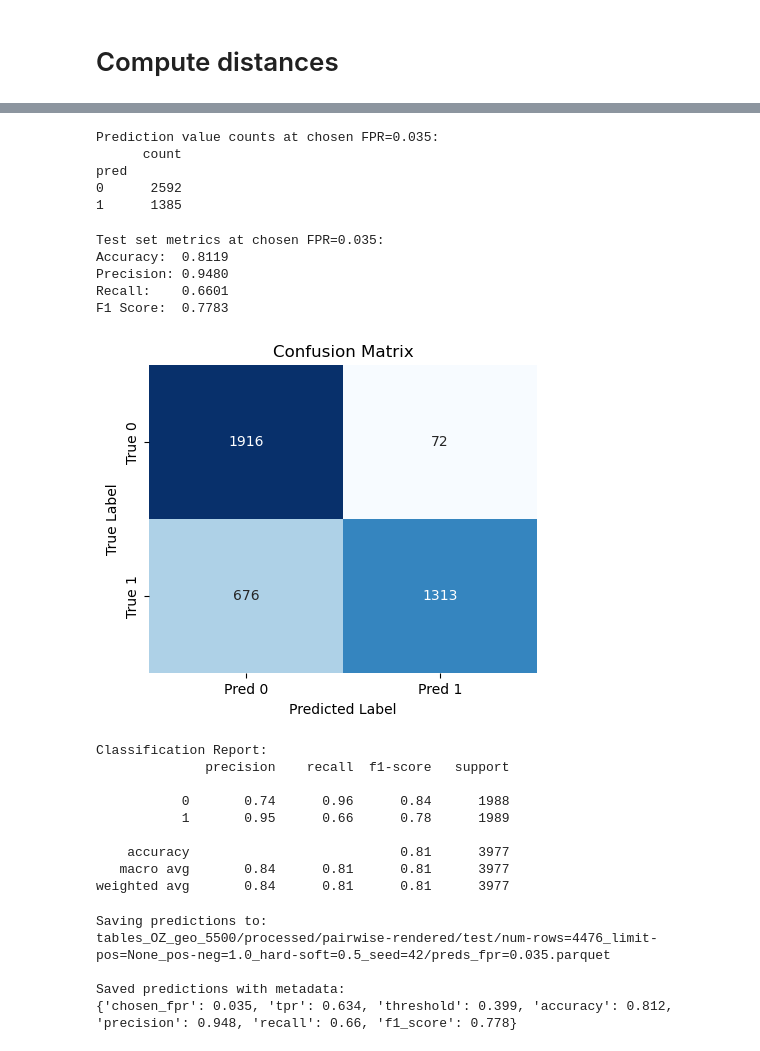
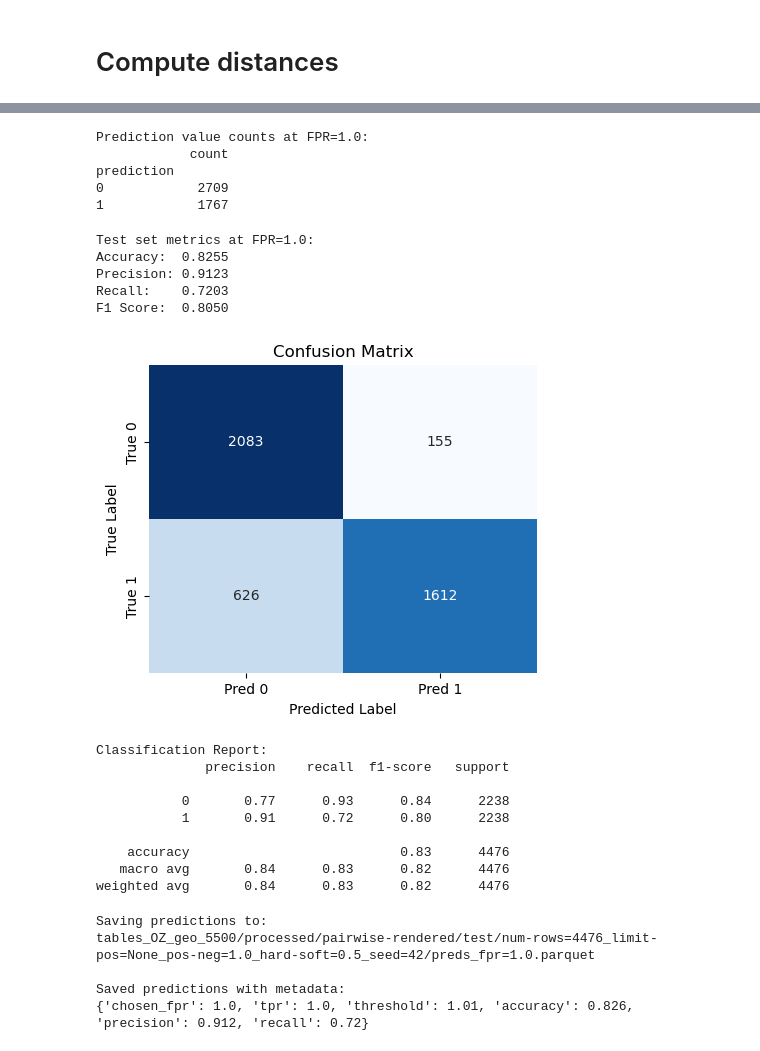
Before and after one commit to tony-pitchblack/marketplace_analytics, a Jupyter notebook: clip-siamese/contrastive_test_embs_from-pairwise-rendered.ipynb, the cells around one changed output, grey strips where cells are left out. Saved outputs shown, nothing was run; the diff lists cells and outputs as text; code cells hidden in the pictures.

```diff
--- a/clip-siamese/contrastive_test_embs_from-pairwise-rendered.ipynb
+++ b/clip-siamese/contrastive_test_embs_from-pairwise-rendered.ipynb
@@ -12,8 +12,8 @@ CHOSEN_MODEL_CKPT = 'siamese_contrastive_soft-neg_epoch=1_val-f1=0.829_val-pos-a
 DATA_PATH = 'data/'
 
 NAMES_AS_DESCRIPTIONS = False
-RENDERED_VAL_FILEPATH = 'tables_OZ_geo_5500/processed/pairwise-rendered/val/num-rows=3977_limit-pos=None_pos-neg=1.0_hard-soft=0.5_seed=42/pairs.csv'
-RENDERED_TEST_FILEPATH = 'tables_OZ_geo_5500/processed/pairwise-rendered/test/num-rows=4476_limit-pos=None_pos-neg=1.0_hard-soft=0.5_seed=42/pairs.csv'
+RENDERED_VAL_FILEPATH = 'tables_OZ_geo_5500/processed/pairwise-rendered/val/num-rows=3977_limit-pos=None_pos-neg=1.0_hard-soft=0.5_seed=42/pairs.parquet'
+RENDERED_TEST_FILEPATH = 'tables_OZ_geo_5500/processed/pairwise-rendered/test/num-rows=4476_limit-pos=None_pos-neg=1.0_hard-soft=0.5_seed=42/pairs.parquet'
 EMBEDDINGS_FILE_NAME = 'embeddings/OZ_geo_5500/siamese-embeddings_num-rows=5562.parquet'
 IMG_DATASET_NAME = 'images_OZ_geo_5500'
 # %%
@@ -132,8 +132,8 @@ emb_table.head()
 # %% [markdown]
 # Compute distances
 # %%
-val_pairwise_df = pd.read_csv(DATA_PATH + RENDERED_VAL_FILEPATH)
-test_pairwise_df = pd.read_csv(DATA_PATH + RENDERED_TEST_FILEPATH)
+val_pairwise_df = pd.read_parquet(DATA_PATH + RENDERED_VAL_FILEPATH)
+test_pairwise_df = pd.read_parquet(DATA_PATH + RENDERED_TEST_FILEPATH)
 
 skus_with_embs = set(emb_table['sku'])
 val_pairwise_df = val_pairwise_df[val_pairwise_df['sku_first'].isin(skus_with_embs) & val_pairwise_df['sku_second'].isin(skus_with_embs)]
@@ -277,70 +325,70 @@ plt.show()
 # Make predictions at chosen threshold on test_pairwise_df
 
 # Assume test_pairwise_df has a column 'siam_l2_dist'
-# Predict 1 if distance <= CHOSEN_THR, else 0
+# Predict 1 if distance <= FINAL_THR, else 0
 
-test_pairwise_df['pred'] = (test_pairwise_df['siam_l2_dist'] <= THR_AT_CHOSEN_FPR).astype(int)
+test_pairwise_df['prediction'] = (test_pairwise_df['siam_l2_dist'] <= FINAL_THR).astype(int)
 
 # Optionally, print value counts for sanity check
-print(f"Prediction value counts at chosen FPR={CHOSEN_FPR}:")
-print(test_pairwise_df['pred'].value_counts().to_frame())
+print(f"Prediction value counts at FPR={FINAL_FPR}:")
+print(test_pairwise_df['prediction'].value_counts().to_frame())
 # %% [output]
-Prediction value counts at chosen FPR=0.035:
-      count
-pred
-0      2592
-1      1385
+Prediction value counts at FPR=1.0:
+            count
+prediction
+0            2709
+1            1767
 # %%
 # Compute metrics on test set
-# Assume test_pairwise_df has columns: 'label' (ground truth), 'pred' (predicted)
+# Assume test_pairwise_df has columns: 'label' (ground truth), 'prediction' (predicted)
 from sklearn.metrics import accuracy_score, precision_score, recall_score, f1_score, confusion_matrix, classification_report
 import seaborn as sns
 import matplotlib.pyplot as plt
 
 y_true = test_pairwise_df['label']
-y_pred = test_pairwise_df['pred']
+y_pred = test_pairwise_df['prediction']
 
 acc = accuracy_score(y_true, y_pred)
 prec = precision_score(y_true, y_pred, zero_division=0)
 rec = recall_score(y_true, y_pred, zero_division=0)
 f1 = f1_score(y_true, y_pred, zero_division=0)
 cm = confusion_matrix(y_true, y_pred)
 
-print(f"Test set metrics at chosen FPR={CHOSEN_FPR}:")
+print(f"Test set metrics at FPR={FINAL_FPR}:")
 print(f"Accuracy:  {acc:.4f}")
 print(f"Precision: {prec:.4f}")
 print(f"Recall:    {rec:.4f}")
 print(f"F1 Score:  {f1:.4f}")
 
 # Better confusion matrix visualization using seaborn
 plt.figure(figsize=(5,4))
 sns.heatmap(
     cm, annot=True, fmt='d', cmap='Blues', cbar=False,
     xticklabels=['Pred 0', 'Pred 1'], yticklabels=['True 0', 'True 1']
 )
 plt.xlabel('Predicted Label')
 plt.ylabel('True Label')
 plt.title('Confusion Matrix')
 plt.show()
 
 print("\nClassification Report:")
 print(classification_report(y_true, y_pred, zero_division=0))
 # %% [output]
-Test set metrics at chosen FPR=0.035:
-Accuracy:  0.8119
-Precision: 0.9480
-Recall:    0.6601
-F1 Score:  0.7783
+Test set metrics at FPR=1.0:
+Accuracy:  0.8255
+Precision: 0.9123
+Recall:    0.7203
+F1 Score:  0.8050
-[figure, old version]
+[figure, new version]
 Classification Report:
               precision    recall  f1-score   support
 
-           0       0.74      0.96      0.84      1988
-           1       0.95      0.66      0.78      1989
+           0       0.77      0.93      0.84      2238
+           1       0.91      0.72      0.80      2238
 
-    accuracy                           0.81      3977
-   macro avg       0.84      0.81      0.81      3977
-weighted avg       0.84      0.81      0.81      3977
+    accuracy                           0.83      4476
+   macro avg       0.84      0.83      0.82      4476
+weighted avg       0.84      0.83      0.82      4476
 # %%
 # save predictions w/ metrics as metadata
 
@@ -348,19 +396,18 @@ import pyarrow as pa
 import pyarrow.parquet as pq
 
 save_folder_path = Path(RENDERED_TEST_FILEPATH).parent
-save_file_path = save_folder_path / f'preds_fpr={CHOSEN_FPR}.parquet'
+save_file_path = save_folder_path / f'preds_fpr={FINAL_FPR}.parquet'
 print(f"Saving predictions to:\n{save_file_path}")
 save_file_path = Path(DATA_PATH) / save_file_path
 save_file_path.parent.mkdir(parents=True, exist_ok=True)
 
 meta = {
-    "chosen_fpr": round(float(CHOSEN_FPR), 3),
-    "tpr": round(float(TPR_AT_CHOSEN_FPR), 3),
-    "threshold": round(float(THR_AT_CHOSEN_FPR), 3),
+    "chosen_fpr": round(float(FINAL_FPR), 3),
+    "tpr": round(float(FINAL_TPR), 3),
+    "threshold": round(float(FINAL_THR), 3),
     "accuracy": round(float(acc), 3),
     "precision": round(float(prec), 3),
     "recall": round(float(rec), 3),
-    "f1_score": round(float(f1), 3),
 }
 
 # Convert DataFrame to PyArrow Table
@@ -378,7 +425,7 @@ pq.write_table(table, save_file_path)
 print(f"\nSaved predictions with metadata:\n{meta}")
 # %% [output]
 Saving predictions to:
-tables_OZ_geo_5500/processed/pairwise-rendered/test/num-rows=4476_limit-pos=None_pos-neg=1.0_hard-soft=0.5_seed=42/preds_fpr=0.035.parquet
+tables_OZ_geo_5500/processed/pairwise-rendered/test/num-rows=4476_limit-pos=None_pos-neg=1.0_hard-soft=0.5_seed=42/preds_fpr=1.0.parquet
 
 Saved predictions with metadata:
-{'chosen_fpr': 0.035, 'tpr': 0.634, 'threshold': 0.399, 'accuracy': 0.812, 'precision': 0.948, 'recall': 0.66, 'f1_score': 0.778}
+{'chosen_fpr': 1.0, 'tpr': 1.0, 'threshold': 1.01, 'accuracy': 0.826, 'precision': 0.912, 'recall': 0.72}
```
Also changed, not shown: parts of 4 cells of this notebook, 1 other file.
